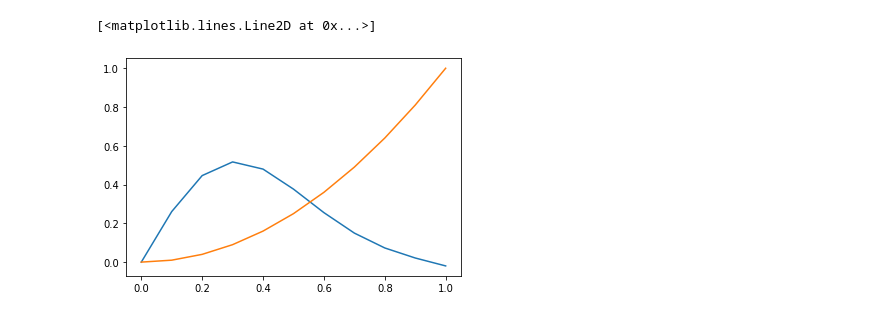
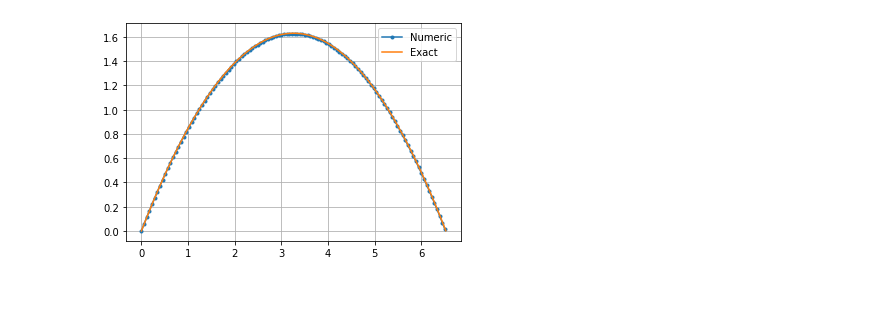
Before and after one commit to franklinzppa/fisica-computacional, a Jupyter notebook: Final Project.ipynb, the cells around one changed output. Saved outputs shown, nothing was run; the diff lists cells and outputs as text; code cells hidden in the pictures.

```diff
--- a/Final Project.ipynb
+++ b/Final Project.ipynb
@@ -191,35 +37,40 @@ plt.show()
-# %%
-# Doing an harmonic potential
-
-dx = 0.1
-x = np.arange(0, 1+dx, dx)
-N = len(t)
-
-psi = 0.0
-psi_prime = 1.0 # Guess
-init = (psi, psi_prime)
-
-def f(psi, E, V):
-    return (V-E)*psi
-
-V = 100*(x)**2
-
-def solve_schrodinger(init, E):
-    psi, psi_prime = init
-    psi_list = []
-
-    for i in range(N):
-        psi_list.append(psi)
-        psi_prime = psi_prime + f(psi, E, V[i])*dx
-        psi = psi + psi_prime*dx
-
-    return psi_list
-
-psi_list = solve_schrodinger(init, 29.8)
-psi = normalize(psi_list)
-
-plt.plot(x, psi)
-plt.plot(x, V/100)
-# %% [output]
-[<matplotlib.lines.Line2D at 0x...>]
-[figure, removed]
+# %%
+# Euler-Cromer in 2D (Shooting)
+
+m = 5.0
+dt = 0.001
+t = np.arange(0, 1.153+dt, dt)
+N = len(t)
+
+r = np.zeros((N, 2))
+v = np.zeros((N, 2))
+
+theta = np.pi/4
+v_norm = 8.0
+r[0] = 0.0, 0.0
+v[0] = v_norm*np.cos(theta), v_norm*np.sin(theta)
+
+def a(r,v,t,m):
+    """F/m."""
+    g = 9.81
+    return np.array([0.0, -m*g])/m
+
+def exact_solution(t, v0, x0=0, y0=0):
+    vx0, vy0 = v0
+    g = 9.81
+    x = x0 + vx0*t
+    y = y0 + vy0*t - 0.5*g*t**2
+    return np.array([x, y])
+
+
+for i in range(N-1):
+    v[i+1] = v[i] + a(r[i],v[i],t[i], m)*dt
+    r[i+1] = r[i] + v[i+1]*dt
+
+plt.plot(r[:,0][::10], r[:,1][::10], marker='.', label='Numeric')
+plt.plot(exact_solution(t, v[0])[0], exact_solution(t, v[0])[1], label='Exact')
+plt.grid()
+plt.legend()
+plt.show()
+# %% [output]
+[figure, added]
```
Also changed, not shown: parts of 15 cells of this notebook.
